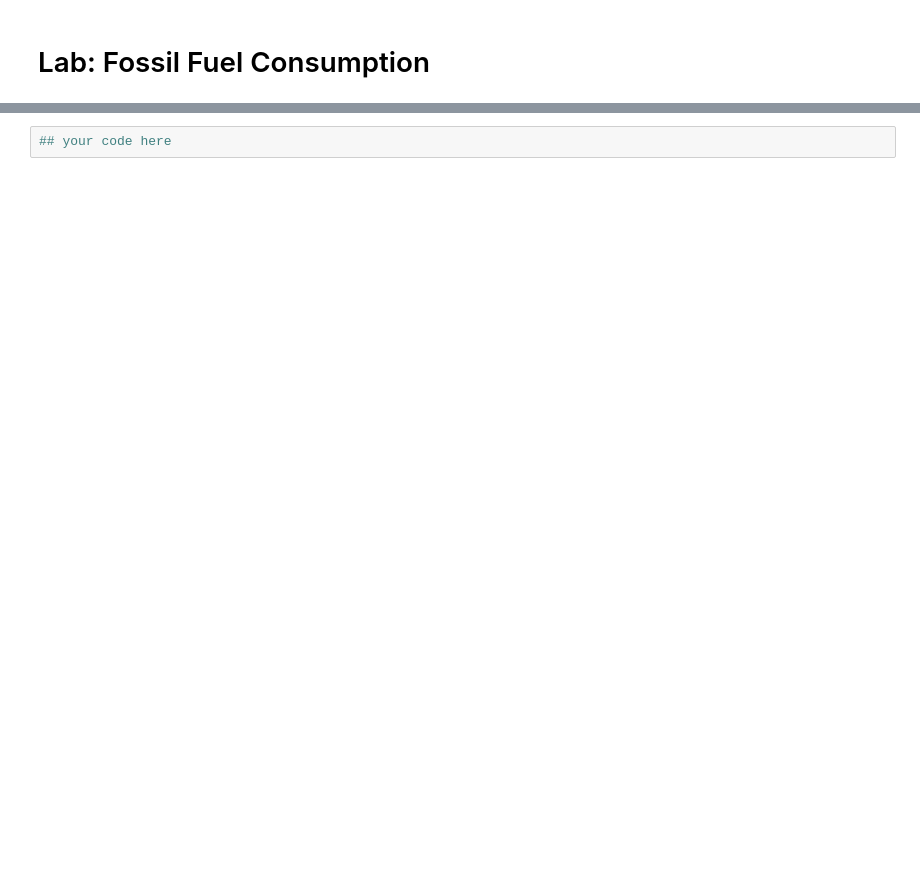
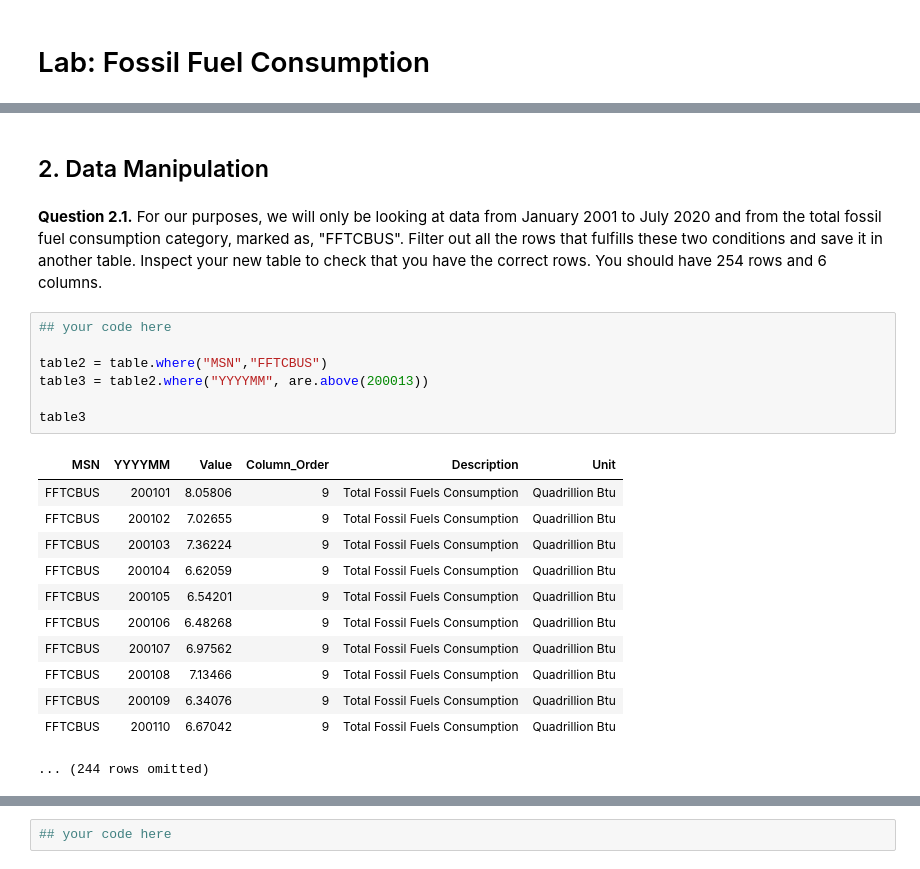
Before and after one commit to ucsb-ds/f20-fellows-projects, a Jupyter notebook: angelchen-fossil-fuel/fossil-fuel.ipynb, the cells around one changed output, grey strips where cells are left out. Cells and saved outputs as stored; diff of their text form; blank space fills up the shorter version.

```diff
--- a/angelchen-fossil-fuel/fossil-fuel.ipynb
+++ b/angelchen-fossil-fuel/fossil-fuel.ipynb
@@ -38,0 +46,24 @@ Since we are investigating monthly consumption, we are not interested in dates t
+# %% [markdown]
+## 2. Data Manipulation
+# %% [markdown]
+**Question 2.1.** For our purposes, we will only be looking at data from January 2001 to July 2020 and from the total fossil fuel consumption category, marked as, "FFTCBUS". Filter out all the rows that fulfills these two conditions and save it in another table. Inspect your new table to check that you have the correct rows. You should have 254 rows and 6 columns.
+# %%
+## your code here
+
+table2 = table.where("MSN","FFTCBUS")
+table3 = table2.where("YYYYMM", are.above(200013))
+
+table3
+# %% [output]
+| MSN | YYYYMM | Value | Column_Order | Description | Unit |
+| FFTCBUS | 200101 | 8.05806 | 9 | Total Fossil Fuels Consumption | Quadrillion Btu |
+| FFTCBUS | 200102 | 7.02655 | 9 | Total Fossil Fuels Consumption | Quadrillion Btu |
+| FFTCBUS | 200103 | 7.36224 | 9 | Total Fossil Fuels Consumption | Quadrillion Btu |
+| FFTCBUS | 200104 | 6.62059 | 9 | Total Fossil Fuels Consumption | Quadrillion Btu |
+| FFTCBUS | 200105 | 6.54201 | 9 | Total Fossil Fuels Consumption | Quadrillion Btu |
+| FFTCBUS | 200106 | 6.48268 | 9 | Total Fossil Fuels Consumption | Quadrillion Btu |
+| FFTCBUS | 200107 | 6.97562 | 9 | Total Fossil Fuels Consumption | Quadrillion Btu |
+| FFTCBUS | 200108 | 7.13466 | 9 | Total Fossil Fuels Consumption | Quadrillion Btu |
+| FFTCBUS | 200109 | 6.34076 | 9 | Total Fossil Fuels Consumption | Quadrillion Btu |
+| FFTCBUS | 200110 | 6.67042 | 9 | Total Fossil Fuels Consumption | Quadrillion Btu |
+... (244 rows omitted)
```
Also changed, not shown: parts of 48 cells of this notebook.
